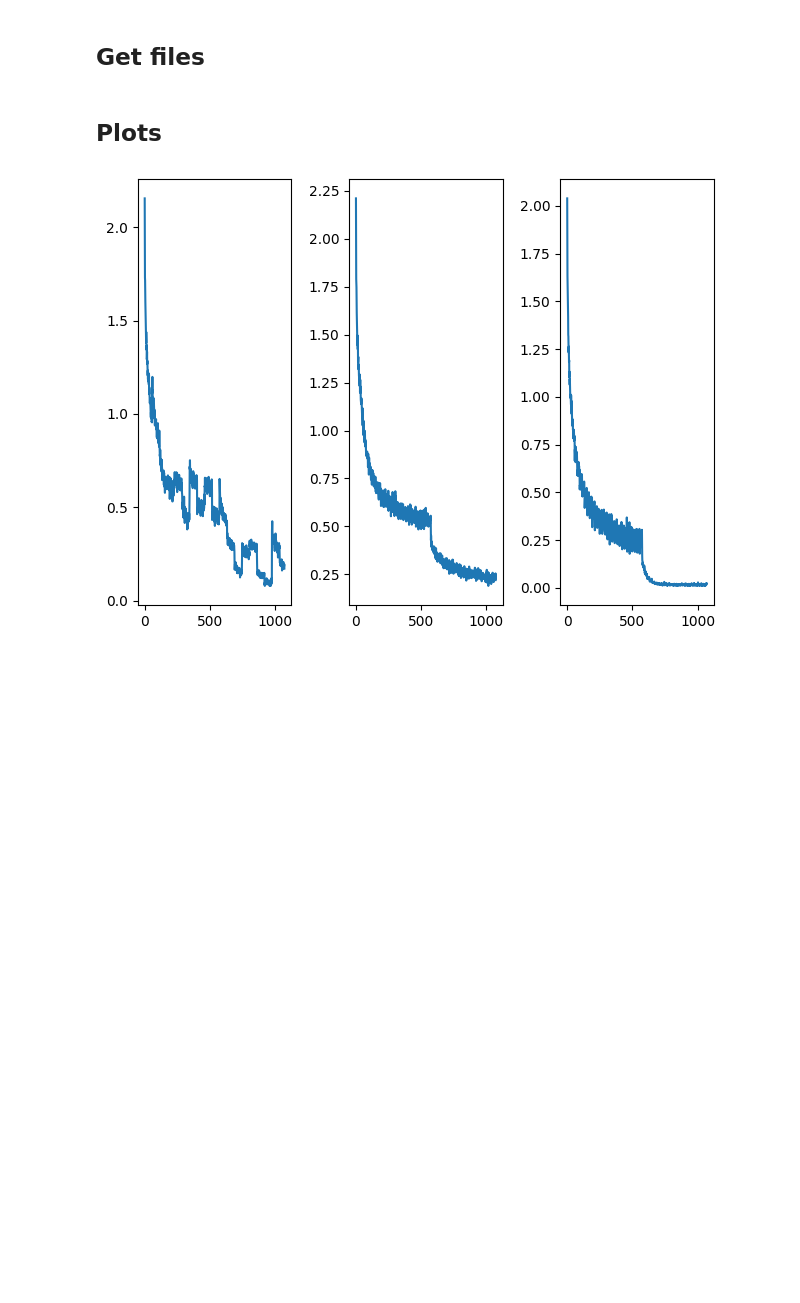
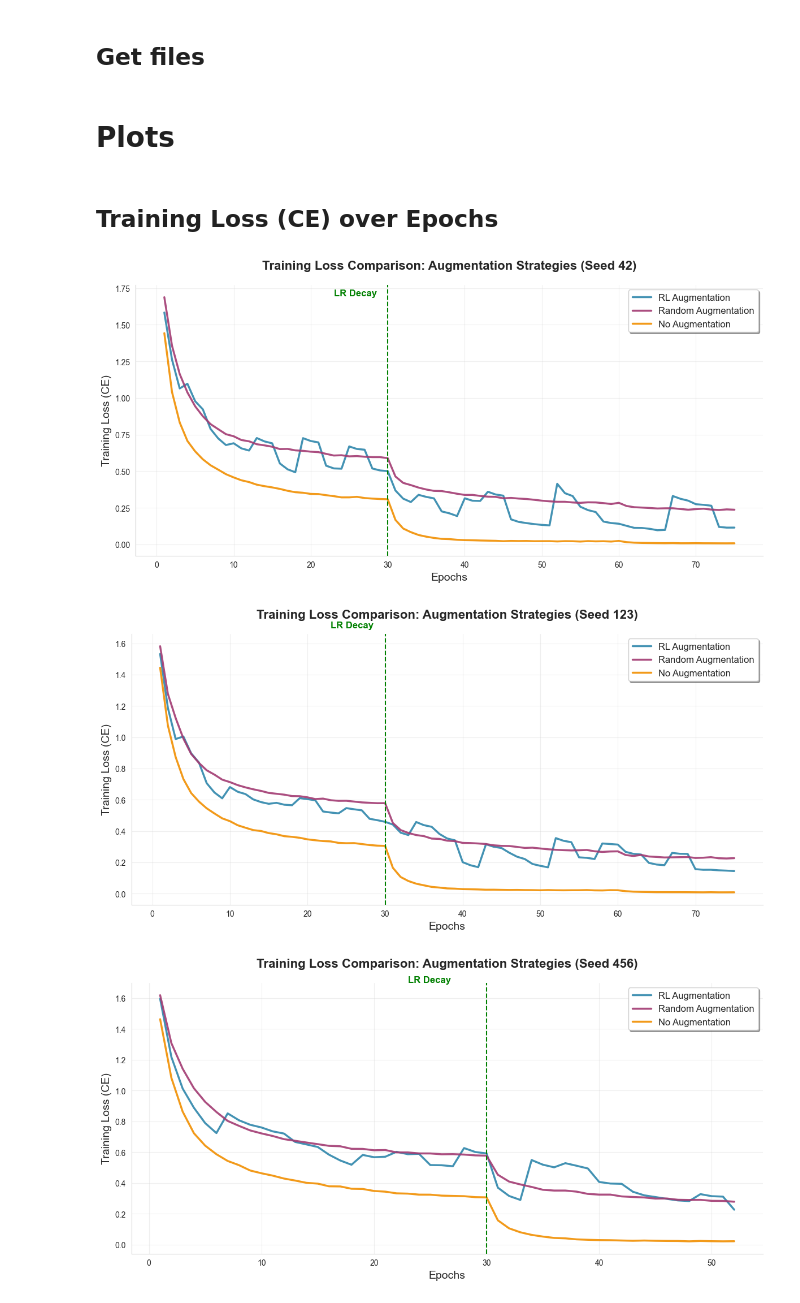
Before and after one commit to LiebenHaider/RLExam, a Jupyter notebook: src/Plots.ipynb, the cells around one changed output. Saved outputs shown, nothing was run; the diff lists cells and outputs as text; code cells hidden in the pictures; blank space fills up the shorter version.

Commit message:
Model train, val, test plots

```diff
--- a/src/Plots.ipynb
+++ b/src/Plots.ipynb
@@ -26,6 +26,10 @@ loss_list_base_model = []
 acc_list_rl_model = []
 acc_list_rand_model = []
 acc_list_base_model = []
+
+test_rl = []
+test_rand = []
+test_base = []
 
 for i, seed in enumerate(SEEDS):
     METRICS_FILENAME = f"data/metrics/final_metrics_seednr_{seed}.csv"
@@ -56,20 +60,54 @@ for i, seed in enumerate(SEEDS):
     acc_list_rl_model.append(acc_rl)
     acc_list_rand_model.append(acc_rand)
     acc_list_base_model.append(acc_base)
+
+    test_rl.append(testmetrics_list[i]['rl'][0])
+    test_rand.append(testmetrics_list[i]['random'][0])
+    test_base.append(testmetrics_list[i]['none'][0])
 # %% [markdown]
-## Plots
+# Plots
+# %% [markdown]
+## Training Loss (CE) over Epochs
 # %%
 import matplotlib.pyplot as plt
 
-n = 56
-avgResult_rl = np.average(loss_list_rl_model[0].reshape(-1, n), axis=1)
-avgResult_rand = np.average(loss_list_rand_model[0].reshape(-1, n), axis=1)
-avgResult_base = np.average(loss_list_base_model[0].reshape(-1, n), axis=1)
-fig, (ax1, ax2, ax3) = plt.subplots(1, 3)
-ax1.plot(avgResult_rl)
-ax2.plot(avgResult_rand)
-ax3.plot(avgResult_base)
-plt.tight_layout()
-plt.show()
+for i, seed in enumerate(SEEDS):
+    n = loss_list_rl_model[i].reshape(-1, acc_list_rl_model[i].shape[0]).shape[0]
+    avgResult_rl = np.average(loss_list_rl_model[i].reshape(-1, n), axis=1)
+    avgResult_rand = np.average(loss_list_rand_model[i].reshape(-1, n), axis=1)
+    avgResult_base = np.average(loss_list_base_model[i].reshape(-1, n), axis=1)
+    plt.figure(figsize=(12, 6))
+
+    # Prepare data
+    epochs = range(1, len(avgResult_rl) + 1)
+
+    # Plot all three lines
+    plt.plot(epochs, avgResult_rl, label='RL Augmentation',
+                color='#2E86AB', linewidth=2.5, alpha=0.9)
+    plt.plot(epochs, avgResult_rand, label='Random Augmentation',
+                color='#A23B72', linewidth=2.5, alpha=0.9)
+    plt.plot(epochs, avgResult_base, label='No Augmentation',
+                color='#F18F01', linewidth=2.5, alpha=0.9)
+
+    # Styling
+    plt.title(f'Training Loss Comparison: Augmentation Strategies (Seed {seed})',
+                fontsize=16, fontweight='bold', pad=20)
+    plt.xlabel('Epochs', fontsize=14)
+    plt.ylabel('Training Loss (CE)', fontsize=14)
+    plt.legend(fontsize=12, frameon=True, fancybox=True, shadow=True)
+    plt.grid(True, alpha=0.3)
+
+    ax = plt.gca()
+    ax.spines['top'].set_visible(False)
+    ax.spines['right'].set_visible(False)
+
+    # Add LR scheduler marker
+    ax.axvline(30, ls='--', c='g')
+    ax.text(23,1.7, "LR Decay", fontsize=12, c='g', fontweight='bold')
+
+    plt.tight_layout()
+    plt.show()
 # %% [output]
-[figure, old version]
+[figure, new version]
+[figure, added]
+[figure, added]
```
Also changed, not shown: parts of 6 cells of this notebook.
